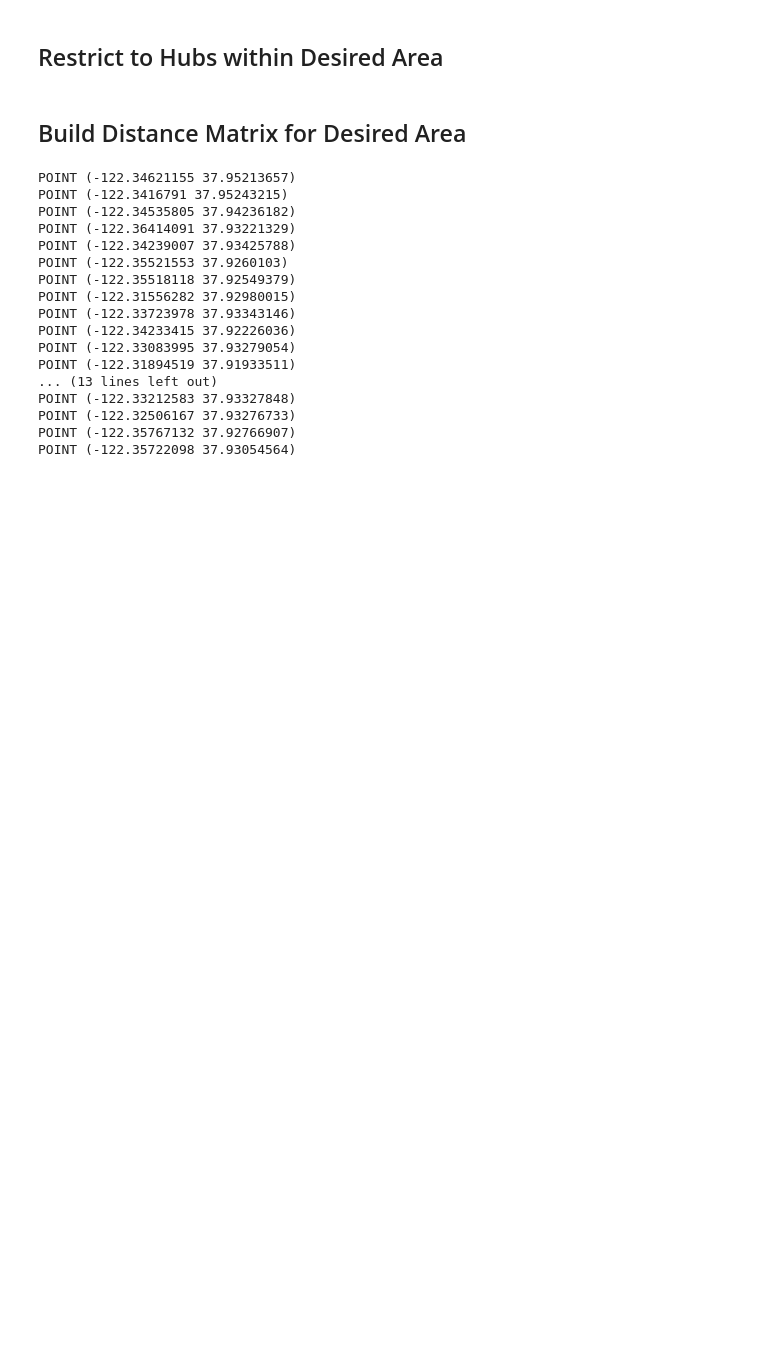
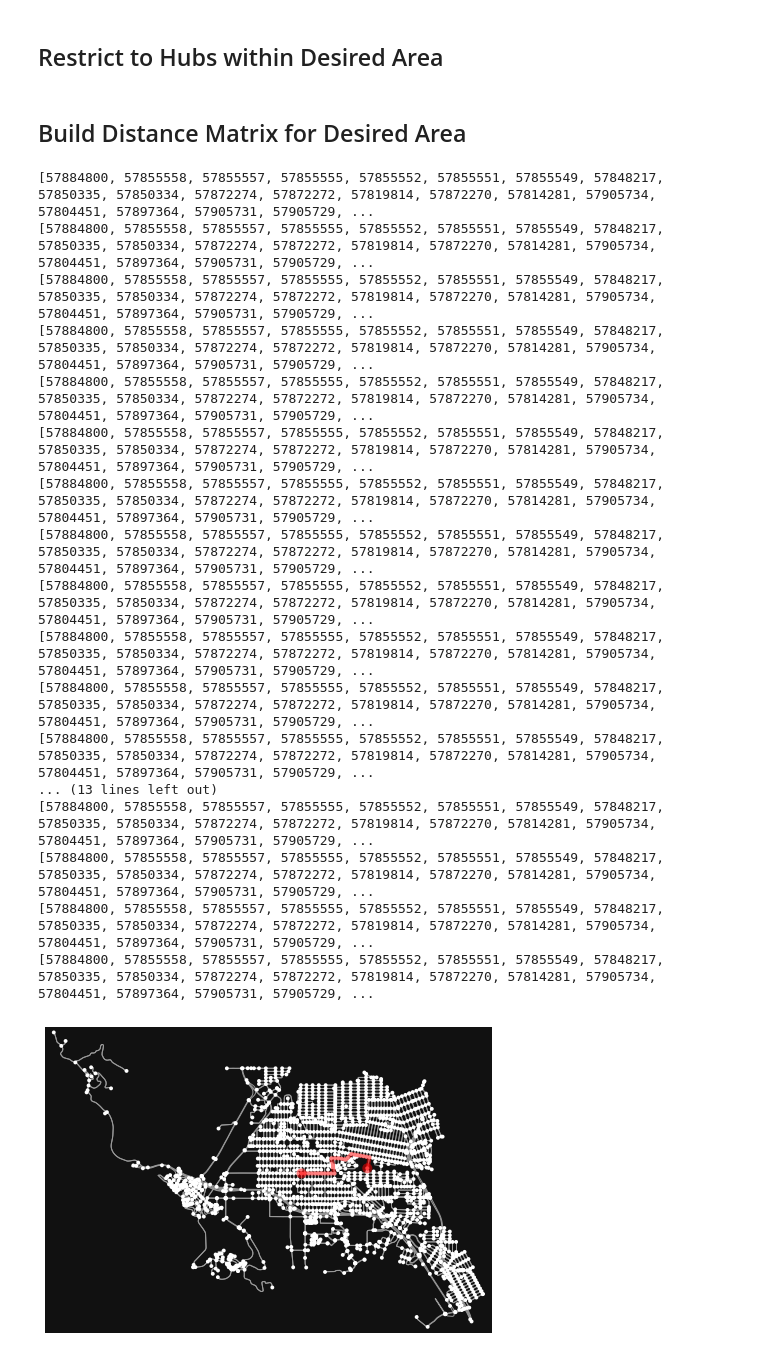
Before and after one commit to PSEHE/sgc-deployment-scenarios, a Jupyter notebook: distance_matrix_calculation.ipynb, the cells around one changed output. Cells and saved outputs as stored; diff of their text form; code cells hidden in the pictures; blank space fills up the shorter version.

Commit message:
Get route between census geometry and each hub within buffer

```diff
--- a/distance_matrix_calculation.ipynb
+++ b/distance_matrix_calculation.ipynb
@@ -120,33 +120,13 @@ cengeos_buffer = cengeos_pt_gdf_bbox.buffer(0.025)
 n_cengeos = len(cengeos_pt_gdf_bbox)
 # %%
 for cengeo in range(0, n_cengeos):
+
+    cengeo_coords = [cengeos_pt_gdf_bbox.iloc[cengeo]['geometry'].y, cengeos_pt_gdf_bbox.iloc[cengeo]['geometry'].x]
+    node_origin = ox.get_nearest_node(graph, cengeo_coords, method = 'euclidean')
 
     cengeo_buffer = cengeos_buffer.iloc[cengeo]
 
     hubs_nearby_gdf = hubs_gdf_bbox[hubs_gdf_bbox.within(cengeo_buffer)]
+    n_hubs_nearby = len(hubs_nearby_gdf)
 
-    n_hubs_nearby = len(hubs_nearby_gdf)
+    #next for loop
-# %%
-for hub in range(0, n_hubs_nearby):
-
-    hub_geom = hubs_nearby_gdf.iloc[hub]['geometry']
-
-    print(hub_geom)
-# %% [output]
-POINT (-122.34621155 37.95213657)
-POINT (-122.3416791 37.95243215)
-POINT (-122.34535805 37.94236182)
-POINT (-122.36414091 37.93221329)
-POINT (-122.34239007 37.93425788)
-POINT (-122.35521553 37.9260103)
-POINT (-122.35518118 37.92549379)
-POINT (-122.31556282 37.92980015)
-POINT (-122.33723978 37.93343146)
-POINT (-122.34233415 37.92226036)
-POINT (-122.33083995 37.93279054)
-POINT (-122.31894519 37.91933511)
-... (13 lines left out)
-POINT (-122.33212583 37.93327848)
-POINT (-122.32506167 37.93276733)
-POINT (-122.35767132 37.92766907)
-POINT (-122.35722098 37.93054564)
@@ -152,0 +154,27 @@ POINT (-122.35722098 37.93054564)
+# %%
+for hub in range(0, n_hubs_nearby):
+
+    hub_geom = [hubs_nearby_gdf.iloc[hub]['geometry'].y, hubs_nearby_gdf.iloc[hub]['geometry'].x]
+
+    node_target = ox.get_nearest_node(graph, hub_geom, method='euclidean')
+
+    route_bt_nodes = nx.shortest_path(graph, node_origin, node_target, weight='time')
+# %% [output]
+[57884800, 57855558, 57855557, 57855555, 57855552, 57855551, 57855549, 57848217, 57850335, 57850334, 57872274, 57872272, 57819814, 57872270, 57814281, 57905734, 57804451, 57897364, 57905731, 57905729, ...
+[57884800, 57855558, 57855557, 57855555, 57855552, 57855551, 57855549, 57848217, 57850335, 57850334, 57872274, 57872272, 57819814, 57872270, 57814281, 57905734, 57804451, 57897364, 57905731, 57905729, ...
+[57884800, 57855558, 57855557, 57855555, 57855552, 57855551, 57855549, 57848217, 57850335, 57850334, 57872274, 57872272, 57819814, 57872270, 57814281, 57905734, 57804451, 57897364, 57905731, 57905729, ...
+[57884800, 57855558, 57855557, 57855555, 57855552, 57855551, 57855549, 57848217, 57850335, 57850334, 57872274, 57872272, 57819814, 57872270, 57814281, 57905734, 57804451, 57897364, 57905731, 57905729, ...
+[57884800, 57855558, 57855557, 57855555, 57855552, 57855551, 57855549, 57848217, 57850335, 57850334, 57872274, 57872272, 57819814, 57872270, 57814281, 57905734, 57804451, 57897364, 57905731, 57905729, ...
+[57884800, 57855558, 57855557, 57855555, 57855552, 57855551, 57855549, 57848217, 57850335, 57850334, 57872274, 57872272, 57819814, 57872270, 57814281, 57905734, 57804451, 57897364, 57905731, 57905729, ...
+[57884800, 57855558, 57855557, 57855555, 57855552, 57855551, 57855549, 57848217, 57850335, 57850334, 57872274, 57872272, 57819814, 57872270, 57814281, 57905734, 57804451, 57897364, 57905731, 57905729, ...
+[57884800, 57855558, 57855557, 57855555, 57855552, 57855551, 57855549, 57848217, 57850335, 57850334, 57872274, 57872272, 57819814, 57872270, 57814281, 57905734, 57804451, 57897364, 57905731, 57905729, ...
+[57884800, 57855558, 57855557, 57855555, 57855552, 57855551, 57855549, 57848217, 57850335, 57850334, 57872274, 57872272, 57819814, 57872270, 57814281, 57905734, 57804451, 57897364, 57905731, 57905729, ...
+[57884800, 57855558, 57855557, 57855555, 57855552, 57855551, 57855549, 57848217, 57850335, 57850334, 57872274, 57872272, 57819814, 57872270, 57814281, 57905734, 57804451, 57897364, 57905731, 57905729, ...
+[57884800, 57855558, 57855557, 57855555, 57855552, 57855551, 57855549, 57848217, 57850335, 57850334, 57872274, 57872272, 57819814, 57872270, 57814281, 57905734, 57804451, 57897364, 57905731, 57905729, ...
+[57884800, 57855558, 57855557, 57855555, 57855552, 57855551, 57855549, 57848217, 57850335, 57850334, 57872274, 57872272, 57819814, 57872270, 57814281, 57905734, 57804451, 57897364, 57905731, 57905729, ...
+... (13 lines left out)
+[57884800, 57855558, 57855557, 57855555, 57855552, 57855551, 57855549, 57848217, 57850335, 57850334, 57872274, 57872272, 57819814, 57872270, 57814281, 57905734, 57804451, 57897364, 57905731, 57905729, ...
+[57884800, 57855558, 57855557, 57855555, 57855552, 57855551, 57855549, 57848217, 57850335, 57850334, 57872274, 57872272, 57819814, 57872270, 57814281, 57905734, 57804451, 57897364, 57905731, 57905729, ...
+[57884800, 57855558, 57855557, 57855555, 57855552, 57855551, 57855549, 57848217, 57850335, 57850334, 57872274, 57872272, 57819814, 57872270, 57814281, 57905734, 57804451, 57897364, 57905731, 57905729, ...
+[57884800, 57855558, 57855557, 57855555, 57855552, 57855551, 57855549, 57848217, 57850335, 57850334, 57872274, 57872272, 57819814, 57872270, 57814281, 57905734, 57804451, 57897364, 57905731, 57905729, ...
+[figure, added]
```
Also changed, not shown: parts of 3 cells of this notebook.
